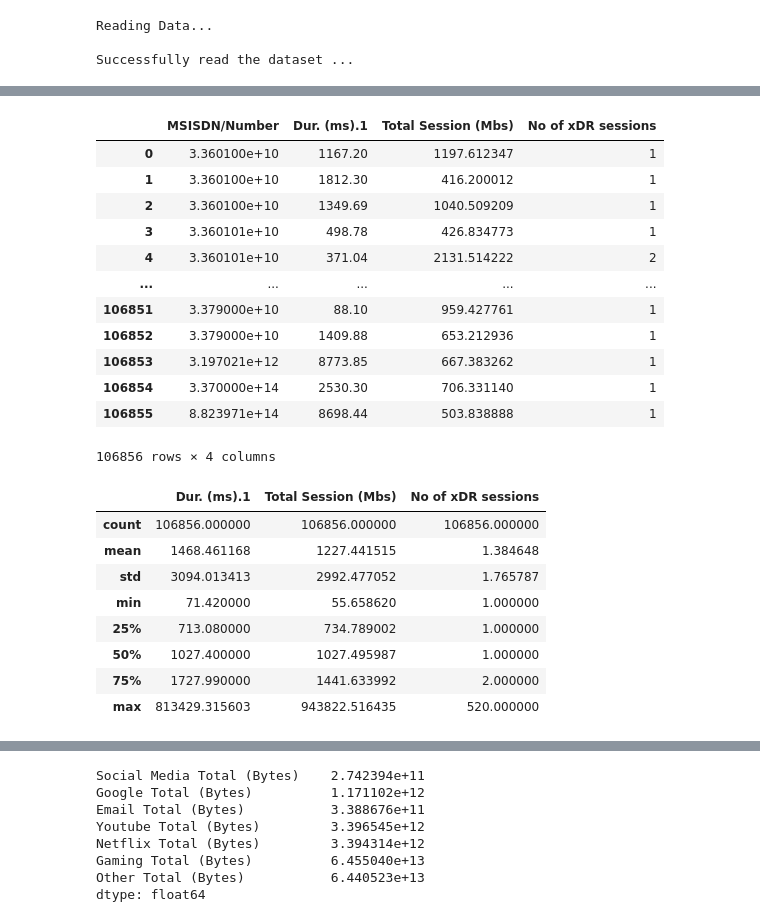
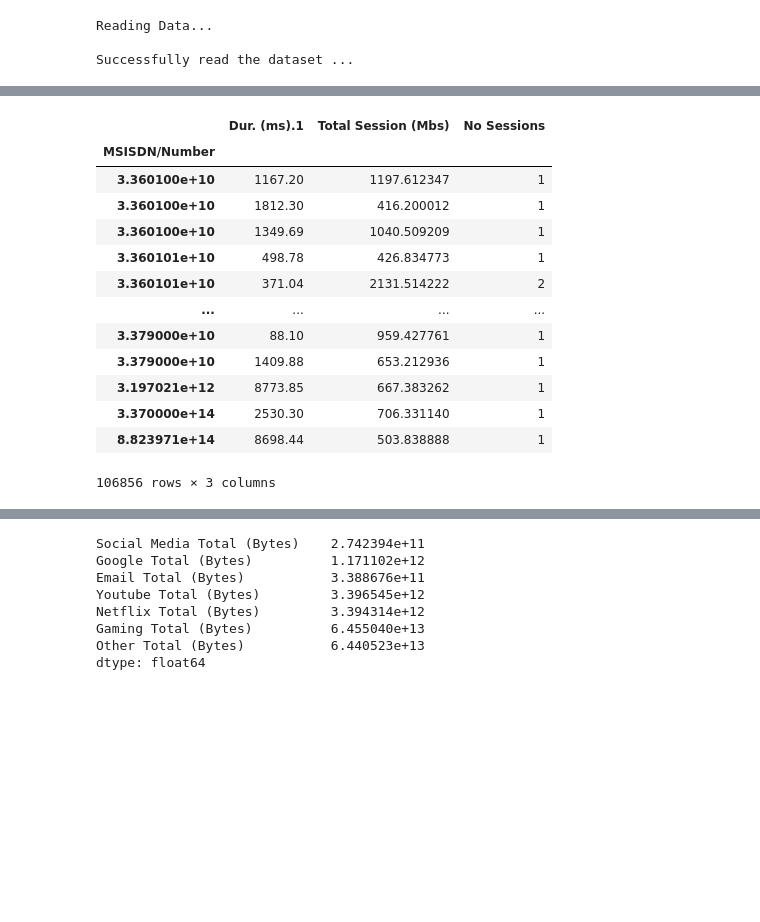
Before and after one commit to Blvisse/10-Academy, a Jupyter notebook: Week1/notebooks/Task2.ipynb, the cells around one changed output, grey strips where cells are left out. Saved outputs shown, nothing was run; the diff lists cells and outputs as text; code cells hidden in the pictures; blank space fills up the shorter version.

```diff
--- a/Week1/notebooks/Task2.ipynb
+++ b/Week1/notebooks/Task2.ipynb
@@ -25,5 +29,5 @@ from knn import Models
 # %%
-dataRead=ReadData('../data/Processed_data.csv')
+dataRead=ReadData('../data/processed_data3.csv')
 data=dataRead.readCsv()
 # %% [output]
 Reading Data...
@@ -134 +200,6 @@ aggData
 150001 rows × 3 columns
+# %%
+# No of xDR sessions
+aggrData=data.groupby(['MSISDN/Number']).agg({'Dur. (ms).1':sum,'Total Session (Mbs)':sum,'Bearer Id':'count'})
+aggrData=aggrData.rename(columns={'Bearer Id': 'No Sessions'})
+aggrData
@@ -139,34 +266,25 @@ aggData=aggData.groupby(['MSISDN/Number']).agg({'Dur. (ms).1':sum,'Total Session
 # %%
-aggreDf=pd.merge(aggData,sessionDF,on='MSISDN/Number')
-aggreDf
+# aggreDf=pd.merge(aggData,sessionDF,on='MSISDN/Number')
+# aggreDf
-# %% [output]
-|  | MSISDN/Number | Dur. (ms).1 | Total Session (Mbs) | No of xDR sessions |
-| 0 | 3.360100e+10 | 1167.20 | 1197.612347 | 1 |
-| 1 | 3.360100e+10 | 1812.30 | 416.200012 | 1 |
-| 2 | 3.360100e+10 | 1349.69 | 1040.509209 | 1 |
-| 3 | 3.360101e+10 | 498.78 | 426.834773 | 1 |
-| 4 | 3.360101e+10 | 371.04 | 2131.514222 | 2 |
-| ... | ... | ... | ... | ... |
-| 106851 | 3.379000e+10 | 88.10 | 959.427761 | 1 |
-| 106852 | 3.379000e+10 | 1409.88 | 653.212936 | 1 |
-| 106853 | 3.197021e+12 | 8773.85 | 667.383262 | 1 |
-| 106854 | 3.370000e+14 | 2530.30 | 706.331140 | 1 |
-| 106855 | 8.823971e+14 | 8698.44 | 503.838888 | 1 |
-106856 rows × 4 columns
 # %%
 # aggreDf=newData.groupby(['MSISDN/Number']).agg({'Dur. (ms).1':sum,'Total Session (Mbs)':sum,'No of xDR sessions':sum})
 # %%
-skewedData=aggreDf[['Dur. (ms).1','Total Session (Mbs)','No of xDR sessions']]
+skewedData=aggrData[['Dur. (ms).1','Total Session (Mbs)','No Sessions']]
 # %%
-skewedData.describe()
+skewedData
 # %% [output]
-|  | Dur. (ms).1 | Total Session (Mbs) | No of xDR sessions |
-| count | 106856.000000 | 106856.000000 | 106856.000000 |
-| mean | 1468.461168 | 1227.441515 | 1.384648 |
-| std | 3094.013413 | 2992.477052 | 1.765787 |
-| min | 71.420000 | 55.658620 | 1.000000 |
-| 25% | 713.080000 | 734.789002 | 1.000000 |
-| 50% | 1027.400000 | 1027.495987 | 1.000000 |
-| 75% | 1727.990000 | 1441.633992 | 2.000000 |
-| max | 813429.315603 | 943822.516435 | 520.000000 |
+|  | Dur. (ms).1 | Total Session (Mbs) | No Sessions |
+| MSISDN/Number |  |  |  |
+| 3.360100e+10 | 1167.20 | 1197.612347 | 1 |
+| 3.360100e+10 | 1812.30 | 416.200012 | 1 |
+| 3.360100e+10 | 1349.69 | 1040.509209 | 1 |
+| 3.360101e+10 | 498.78 | 426.834773 | 1 |
+| 3.360101e+10 | 371.04 | 2131.514222 | 2 |
+| ... | ... | ... | ... |
+| 3.379000e+10 | 88.10 | 959.427761 | 1 |
+| 3.379000e+10 | 1409.88 | 653.212936 | 1 |
+| 3.197021e+12 | 8773.85 | 667.383262 | 1 |
+| 3.370000e+14 | 2530.30 | 706.331140 | 1 |
+| 8.823971e+14 | 8698.44 | 503.838888 | 1 |
+106856 rows × 3 columns
 # %%
```
Also changed, not shown: parts of 92 cells of this notebook, 11 other files.
